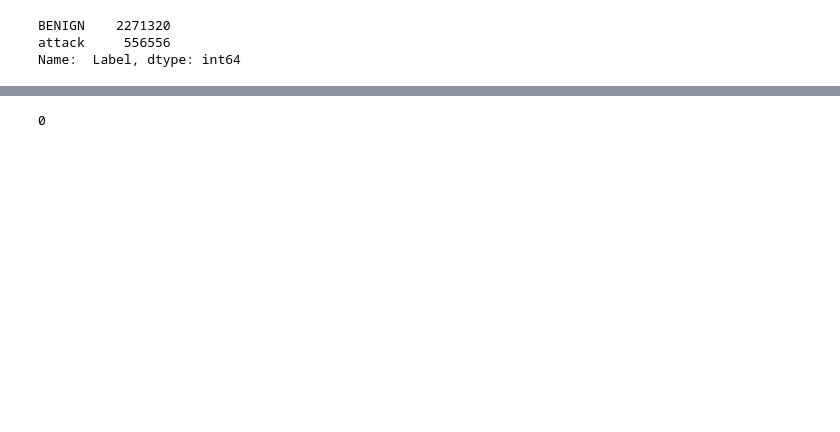
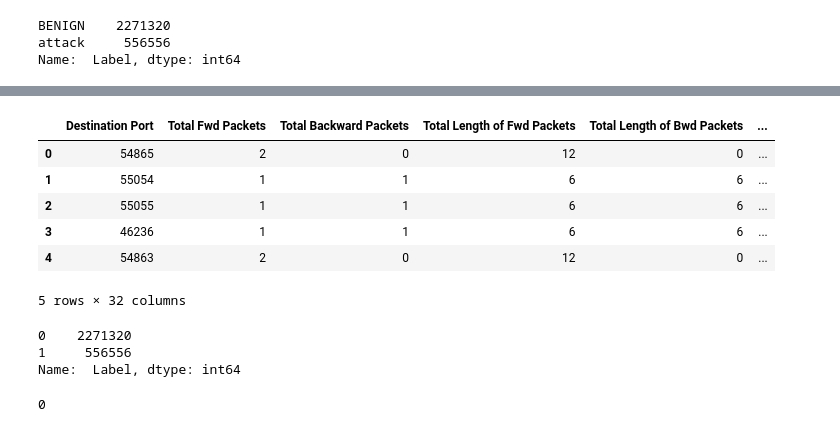
Before and after one commit to kahre96/master_IDS_ML, a Jupyter notebook: 2017_RL.ipynb, the cells around one changed output, grey strips where cells are left out. Saved outputs shown, nothing was run; the diff lists cells and outputs as text; code cells hidden in the pictures; blank space fills up the shorter version.

```diff
--- a/2017_RL.ipynb
+++ b/2017_RL.ipynb
@@ -60,3 +56,18 @@ del dataset
+# %%
+df.replace(['DoS Hulk',
+                 'PortScan',
+                 'DDoS',
+                 'DoS GoldenEye',
+                 'FTP-Patator',
+                 'SSH-Patator',
+                 'DoS slowloris',
+                 'DoS Slowhttptest',
+                 'Bot',
+                 'Web Attack � Brute Force',
+                 'Web Attack � XSS',
+                 'Infiltration',
+                 'Web Attack � Sql Injection',
+                 'Heartbleed'], 'attack', inplace=True)
 # %%
 df[' Label'].value_counts()
 # %% [output]
@@ -131,0 +163,16 @@ model.evaluate(x_test,y_test)
+# %%
+df.head()
+# %% [output]
+|  | Destination Port | Total Fwd Packets | Total Backward Packets | Total Length of Fwd Packets | Total Length of Bwd Packets | ... |
+| 0 | 54865 | 2 | 0 | 12 | 0 | ... |
+| 1 | 55054 | 1 | 1 | 6 | 6 | ... |
+| 2 | 55055 | 1 | 1 | 6 | 6 | ... |
+| 3 | 46236 | 1 | 1 | 6 | 6 | ... |
+| 4 | 54863 | 2 | 0 | 12 | 0 | ... |
+5 rows × 32 columns
+# %%
+df[' Label'].value_counts()
+# %% [output]
+0    2271320
+1     556556
+Name:  Label, dtype: int64
```
Also changed, not shown: parts of 33 cells of this notebook, 1 other file.
